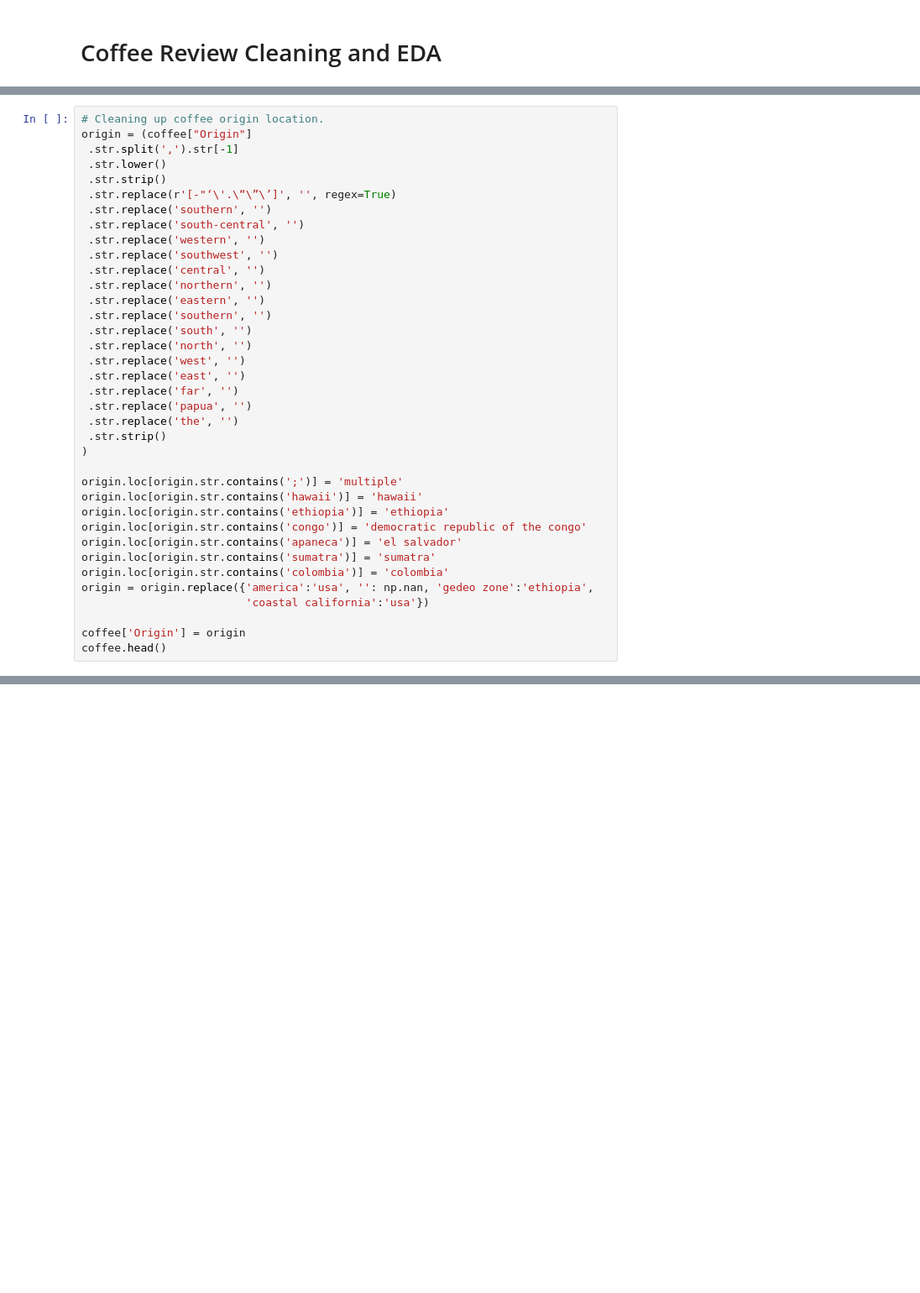
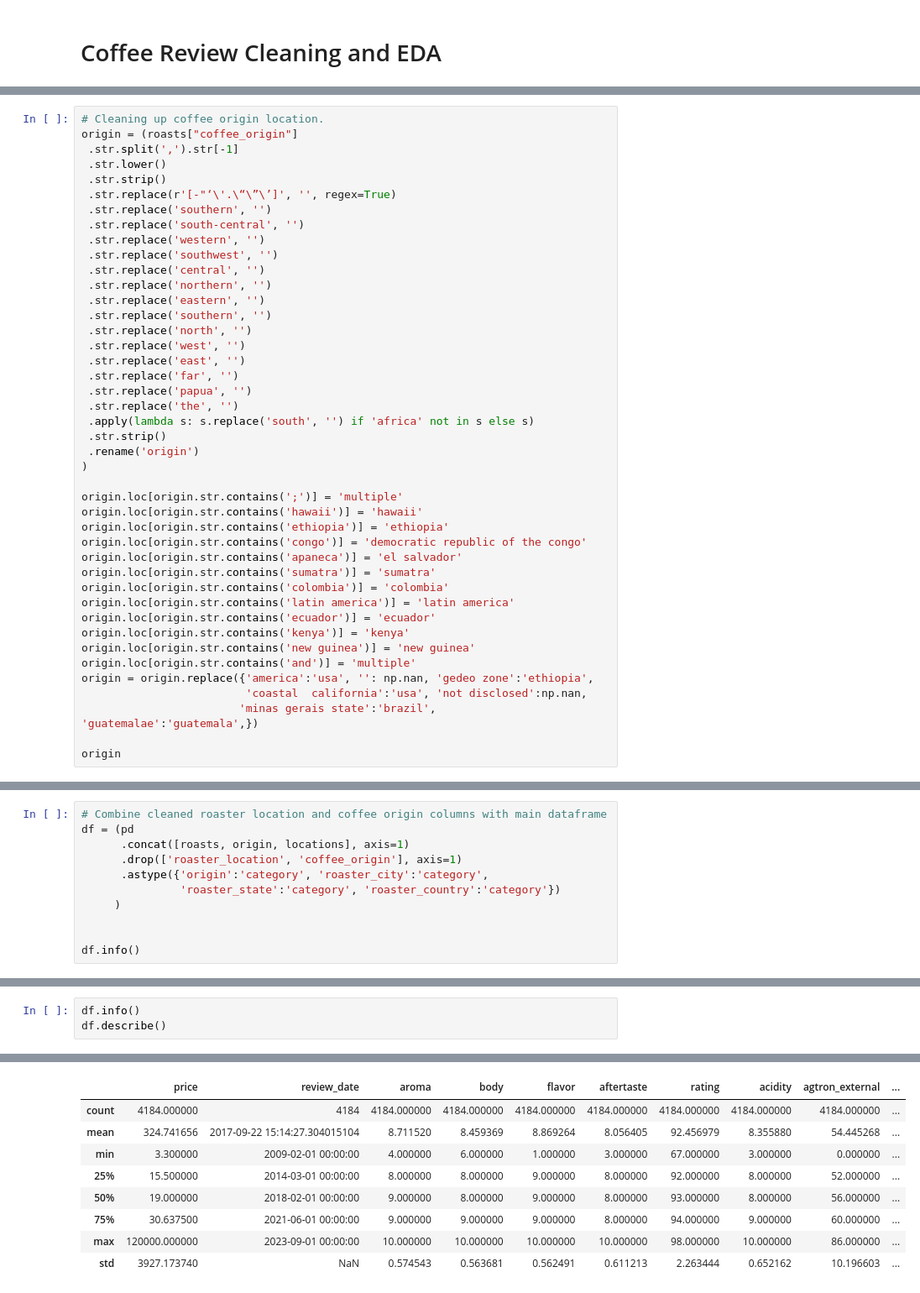
Before and after one commit to tynardone/coffee-reviews-analysis, a Jupyter notebook: coffee_review_eda.ipynb, the cells around one changed output, grey strips where cells are left out. Shown at 84% size. Drawn from its saved outputs; the diff is of its cells as text; blank space fills up the shorter version.

```diff
--- a/coffee_review_eda.ipynb
+++ b/coffee_review_eda.ipynb
@@ -188,6 +210,6 @@ roasts.loc[locations[locations['roaster_city'] == 'minnesota'].index]
 # %%
 # Cleaning up coffee origin location.
-origin = (coffee["Origin"]
+origin = (roasts["coffee_origin"]
  .str.split(',').str[-1]
  .str.lower()
  .str.strip()
@@ -200,14 +222,15 @@ origin = (coffee["Origin"]
  .str.replace('northern', '')
  .str.replace('eastern', '')
  .str.replace('southern', '')
- .str.replace('south', '')
  .str.replace('north', '')
  .str.replace('west', '')
  .str.replace('east', '')
  .str.replace('far', '')
  .str.replace('papua', '')
  .str.replace('the', '')
+ .apply(lambda s: s.replace('south', '') if 'africa' not in s else s)
  .str.strip()
+ .rename('origin')
 )
 
 origin.loc[origin.str.contains(';')] = 'multiple'
@@ -217,8 +240,13 @@ origin.loc[origin.str.contains('congo')] = 'democratic republic of the congo'
 origin.loc[origin.str.contains('apaneca')] = 'el salvador'
 origin.loc[origin.str.contains('sumatra')] = 'sumatra'
 origin.loc[origin.str.contains('colombia')] = 'colombia'
+origin.loc[origin.str.contains('latin america')] = 'latin america'
+origin.loc[origin.str.contains('ecuador')] = 'ecuador'
+origin.loc[origin.str.contains('kenya')] = 'kenya'
+origin.loc[origin.str.contains('new guinea')] = 'new guinea'
+origin.loc[origin.str.contains('and')] = 'multiple'
 origin = origin.replace({'america':'usa', '': np.nan, 'gedeo zone':'ethiopia',
-                         'coastal california':'usa'})
+                         'coastal  california':'usa', 'not disclosed':np.nan,
+                        'minas gerais state':'brazil', 'guatemalae':'guatemala',})
 
-coffee['Origin'] = origin
-coffee.head()
+origin
@@ -224,0 +266,11 @@ coffee.head()
+# %%
+# Combine cleaned roaster location and coffee origin columns with main dataframe
+df = (pd
+      .concat([roasts, origin, locations], axis=1)
+      .drop(['roaster_location', 'coffee_origin'], axis=1)
+      .astype({'origin':'category', 'roaster_city':'category',
+               'roaster_state':'category', 'roaster_country':'category'})
+     )
+
+
+df.info()
@@ -316,0 +331,4 @@ log_price_per_g[log_price_per_g < -1].hist(bins=20)
+# %%
+df.info()
+df.describe()
+# %% [output]
@@ -316,0 +352,9 @@ log_price_per_g[log_price_per_g < -1].hist(bins=20)
+|  | price | review_date | aroma | body | flavor | aftertaste | rating | acidity | agtron_external | ... |
+| count | 4184.000000 | 4184 | 4184.000000 | 4184.000000 | 4184.000000 | 4184.000000 | 4184.000000 | 4184.000000 | 4184.000000 | ... |
+| mean | 324.741656 | 2017-09-22 15:14:27.304015104 | 8.711520 | 8.459369 | 8.869264 | 8.056405 | 92.456979 | 8.355880 | 54.445268 | ... |
+| min | 3.300000 | 2009-02-01 00:00:00 | 4.000000 | 6.000000 | 1.000000 | 3.000000 | 67.000000 | 3.000000 | 0.000000 | ... |
+| 25% | 15.500000 | 2014-03-01 00:00:00 | 8.000000 | 8.000000 | 9.000000 | 8.000000 | 92.000000 | 8.000000 | 52.000000 | ... |
+| 50% | 19.000000 | 2018-02-01 00:00:00 | 9.000000 | 8.000000 | 9.000000 | 8.000000 | 93.000000 | 8.000000 | 56.000000 | ... |
+| 75% | 30.637500 | 2021-06-01 00:00:00 | 9.000000 | 9.000000 | 9.000000 | 8.000000 | 94.000000 | 9.000000 | 60.000000 | ... |
+| max | 120000.000000 | 2023-09-01 00:00:00 | 10.000000 | 10.000000 | 10.000000 | 10.000000 | 98.000000 | 10.000000 | 86.000000 | ... |
+| std | 3927.173740 | NaN | 0.574543 | 0.563681 | 0.562491 | 0.611213 | 2.263444 | 0.652162 | 10.196603 | ... |
```
Also changed, not shown: parts of 16 cells of this notebook, 7 other files.
